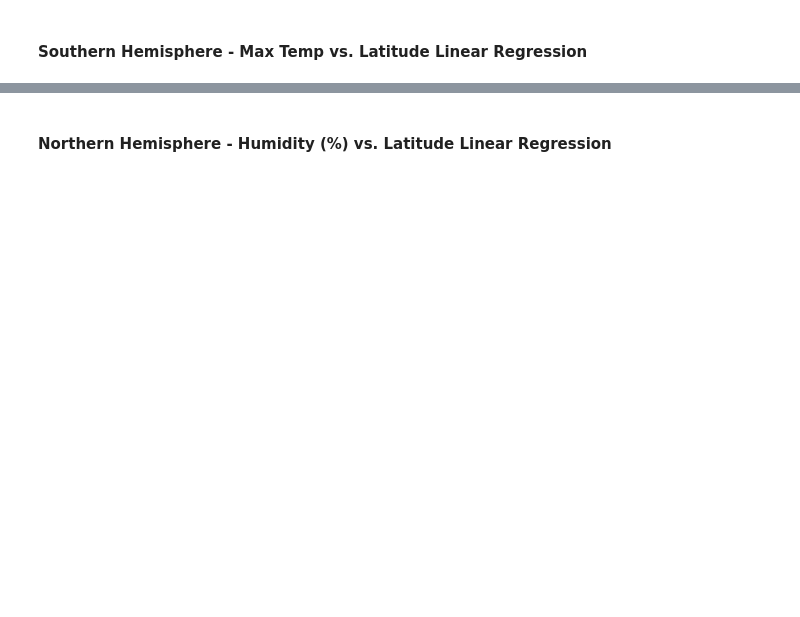
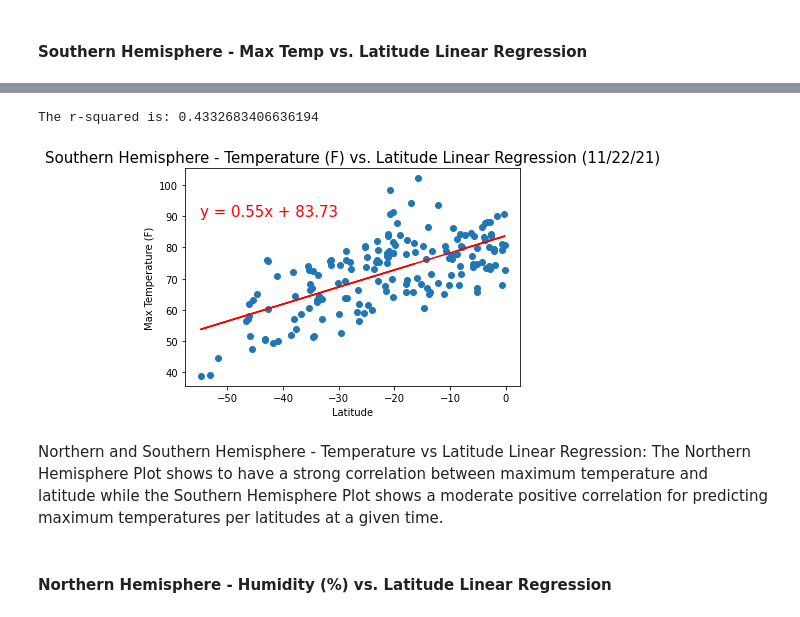
Before and after one commit to V-Villagomez/Python_API_Challenge, a Jupyter notebook: WeatherPy/WeatherPy.ipynb, the cells around one changed output, grey strips where cells are left out. Saved outputs shown, nothing was run; the diff lists cells and outputs as text; code cells hidden in the pictures; blank space fills up the shorter version.

```diff
--- a/WeatherPy/WeatherPy.ipynb
+++ b/WeatherPy/WeatherPy.ipynb
@@ -266,2 +295,20 @@ The r-squared is: 0.39936284758885965
+# %%
+# Use created functions
+eq = linear_regression(s_hemisphere_df["City Latitude"], s_hemisphere_df["Max Temperature"])
+annotate(eq, -55, 90)
+
+# Label plot
+plt.title("Southern Hemisphere - Temperature (F) vs. Latitude Linear Regression (11/22/21)", color="black", fontsize=15)
+plt.xlabel("Latitude")
+plt.ylabel("Max Temperature (F)")
+
+# Save the .png file
+plt.savefig("Images/shempispheretemp_lat.png")
+# %% [output]
+The r-squared is: 0.4332683406636194
+[figure, added]
+# %% [markdown]
+Northern and Southern Hemisphere - Temperature vs Latitude Linear Regression:
+The Northern Hemisphere Plot shows to have a strong correlation between maximum temperature and latitude while the Southern Hemisphere Plot shows a moderate positive correlation for predicting maximum temperatures per latitudes at a given time.
 # %% [markdown]
 ####  Northern Hemisphere - Humidity (%) vs. Latitude Linear Regression
```
Also changed, not shown: parts of 25 cells of this notebook, 8 other files.
